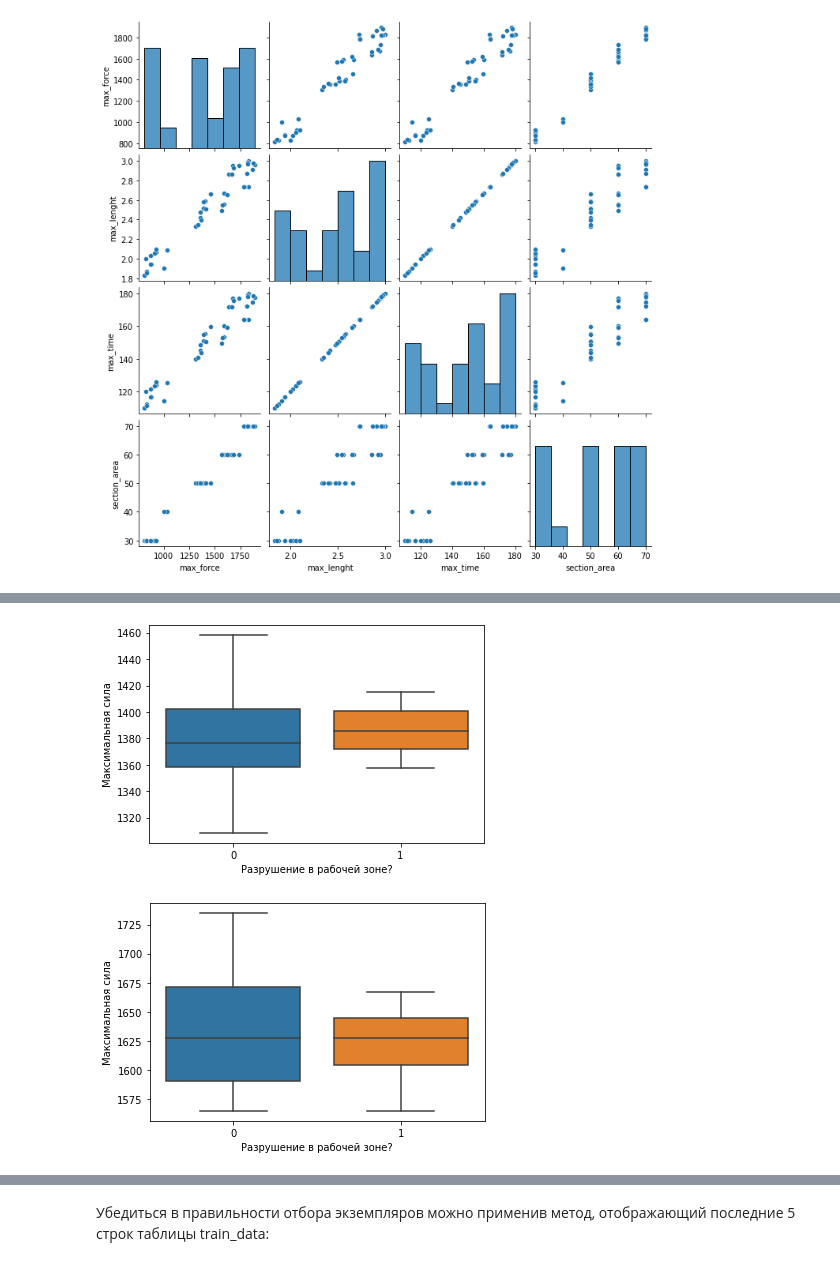
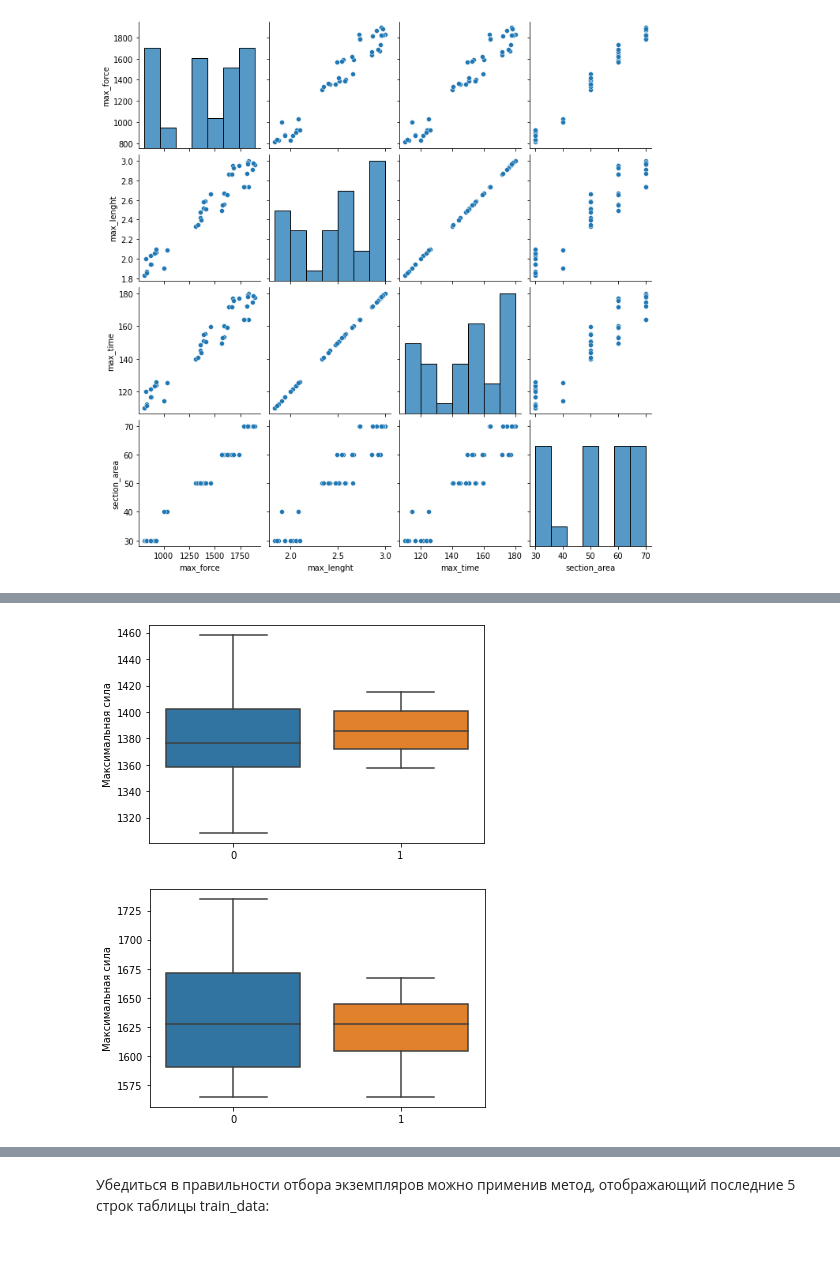
Before and after one commit to gruzdev-as/Polymer_experiment, a Jupyter notebook: Article.ipynb, the cells around one changed output, grey strips where cells are left out. Cells and saved outputs as stored; diff of their text form; code cells hidden in the pictures.

```diff
--- a/Article.ipynb
+++ b/Article.ipynb
@@ -141,17 +146,17 @@ sns.boxplot(data=[
 # %%
 sns.boxplot(data=[
     experiment_data[experiment_data.section_area == 50].max_force,
     experiment_data[(experiment_data.section_area == 50) & (experiment_data.is_valid == True)].max_force],
-    ).set(xlabel='Разрушение в рабочей зоне?', ylabel='Максимальная сила');
+    ).set(ylabel='Максимальная сила');
 # %% [output]
-[figure, old version]
+[figure, new version]
 # %%
 sns.boxplot(data=[
     experiment_data[(experiment_data.section_area == 60)].max_force,
     experiment_data[(experiment_data.section_area == 60) & (experiment_data.is_valid == True)].max_force],
-    ).set(xlabel='Разрушение в рабочей зоне?', ylabel='Максимальная сила');
+    ).set(ylabel='Максимальная сила');
 # %% [output]
-[figure, old version]
+[figure, new version]
 # %%
 sns.boxplot(data=[
     experiment_data[experiment_data.section_area == 70].max_force,
```
Also changed, not shown: parts of 13 cells of this notebook.
